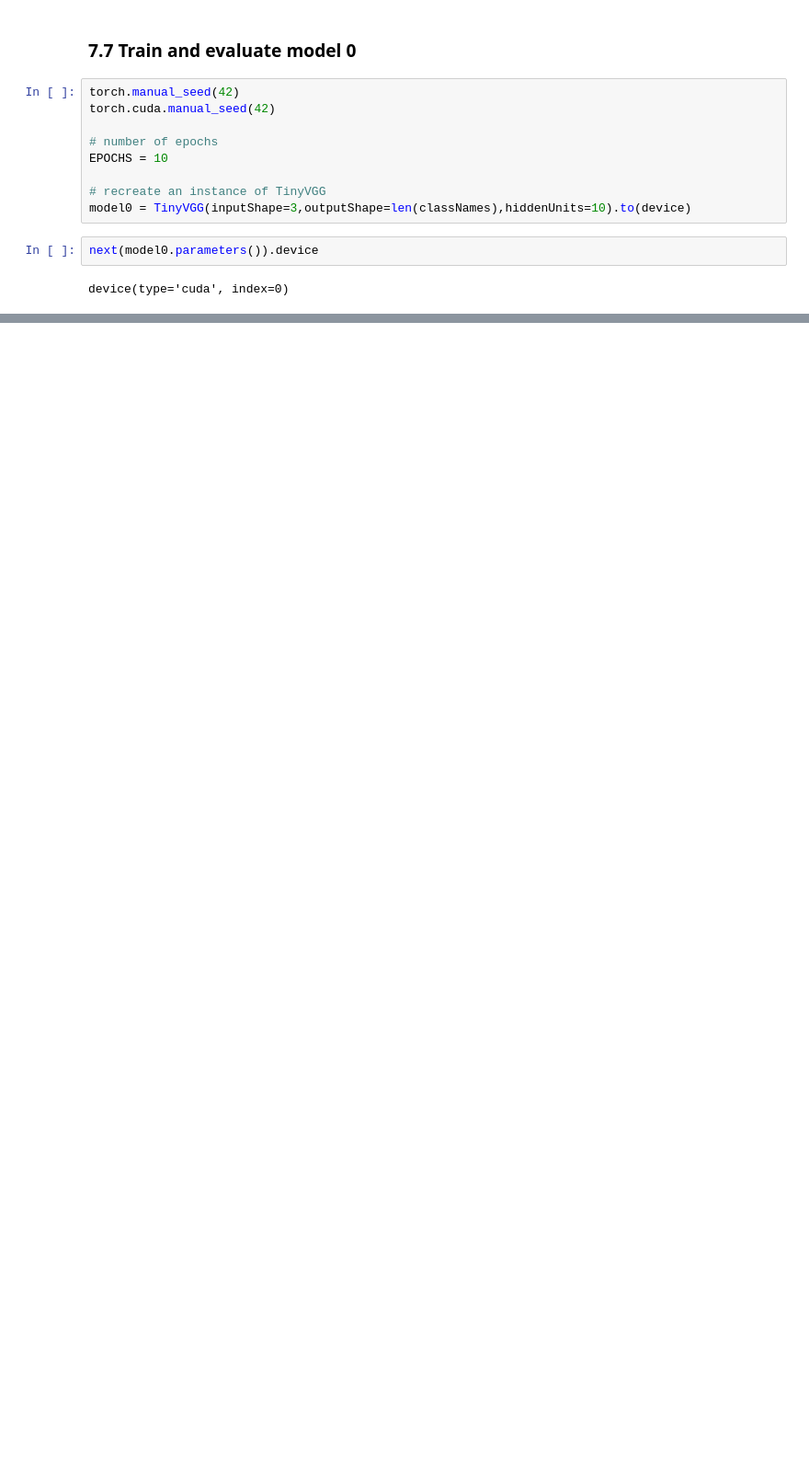
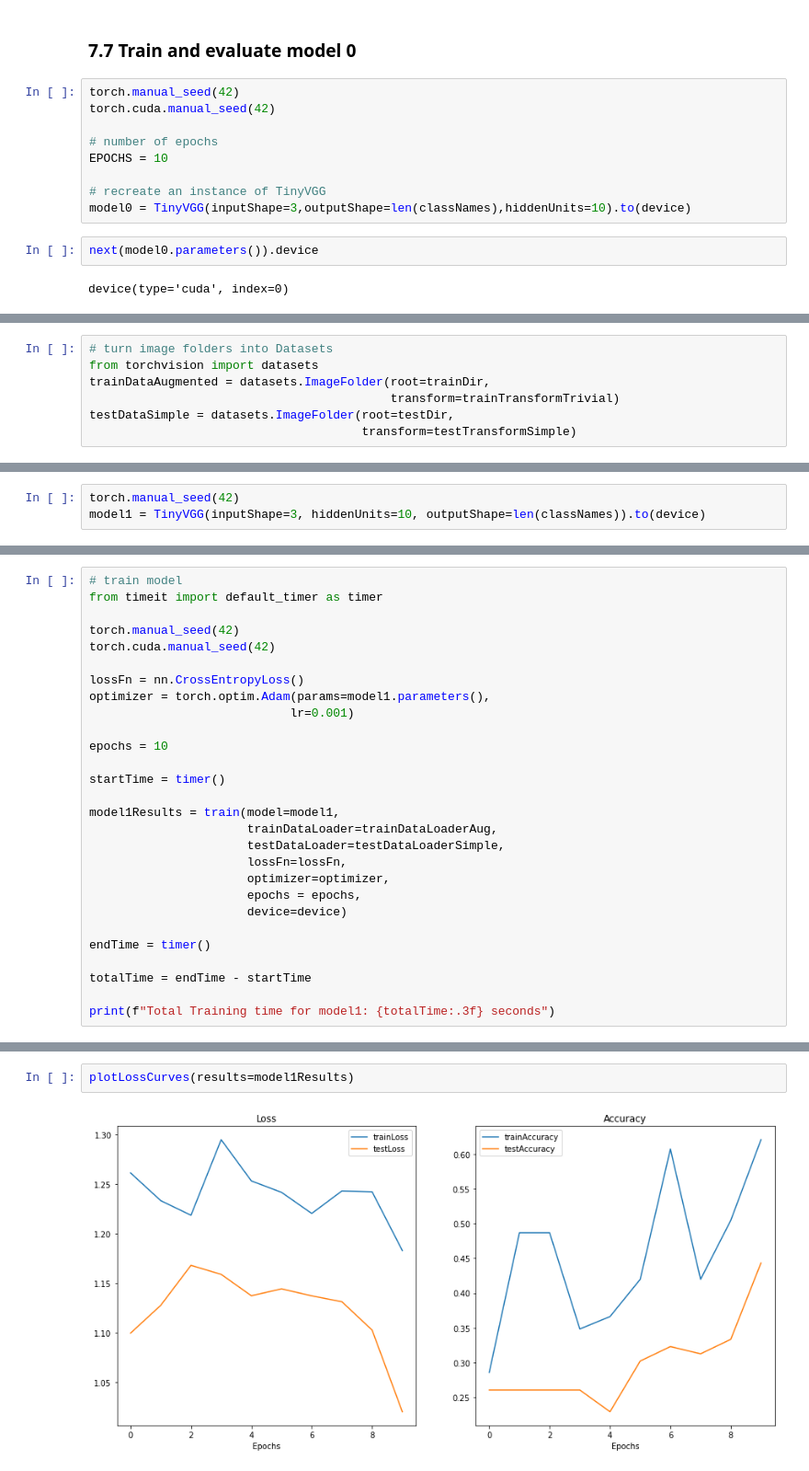
Before and after one commit to smbonilla/learningPyTorch, a Jupyter notebook: 04_pyTorchCustomDatasets.ipynb, the cells around one changed output, grey strips where cells are left out. Shown at 92% size. Drawn from its saved outputs; the diff is of its cells as text; blank space fills up the shorter version.

```diff
--- a/04_pyTorchCustomDatasets.ipynb
+++ b/04_pyTorchCustomDatasets.ipynb
@@ -966,0 +1029,7 @@ Total Time:
+# %%
+# turn image folders into Datasets
+from torchvision import datasets
+trainDataAugmented = datasets.ImageFolder(root=trainDir,
+                                          transform=trainTransformTrivial)
+testDataSimple = datasets.ImageFolder(root=testDir,
+                                      transform=testTransformSimple)
@@ -966,0 +1052,3 @@ Total Time:
+# %%
+torch.manual_seed(42)
+model1 = TinyVGG(inputShape=3, hiddenUnits=10, outputShape=len(classNames)).to(device)
@@ -966,0 +1059,28 @@ Total Time:
+# %%
+# train model
+from timeit import default_timer as timer
+
+torch.manual_seed(42)
+torch.cuda.manual_seed(42)
+
+lossFn = nn.CrossEntropyLoss()
+optimizer = torch.optim.Adam(params=model1.parameters(),
+                            lr=0.001)
+
+epochs = 10
+
+startTime = timer()
+
+model1Results = train(model=model1,
+                      trainDataLoader=trainDataLoaderAug,
+                      testDataLoader=testDataLoaderSimple,
+                      lossFn=lossFn,
+                      optimizer=optimizer,
+                      epochs = epochs,
+                      device=device)
+
+endTime = timer()
+
+totalTime = endTime - startTime
+
+print(f"Total Training time for model1: {totalTime:.3f} seconds")
@@ -966,0 +1109,4 @@ Total Time:
+# %%
+plotLossCurves(results=model1Results)
+# %% [output]
+[figure, added]
```
Also changed, not shown: parts of 29 cells of this notebook.
